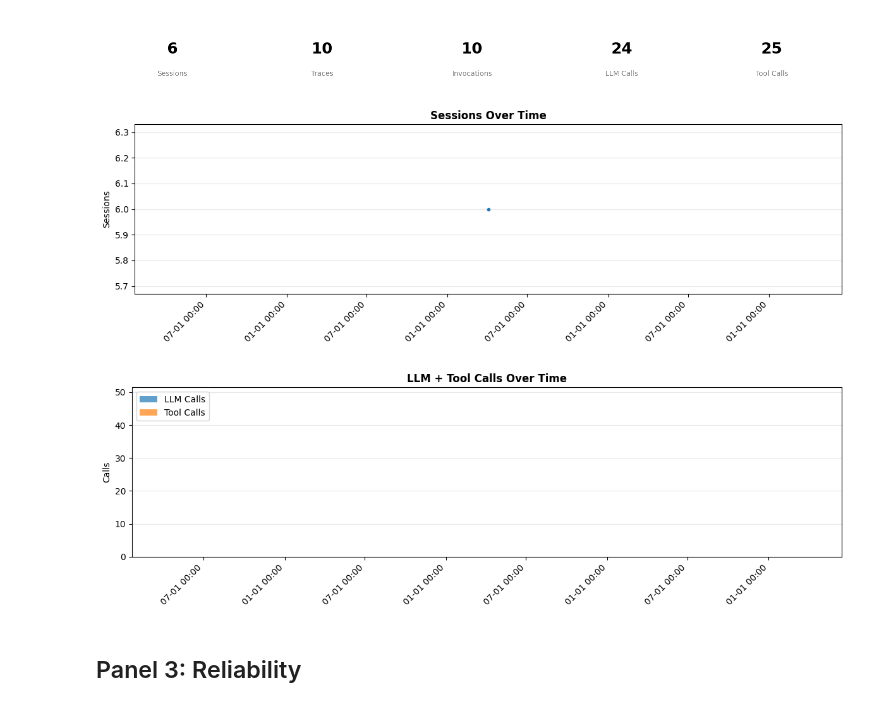
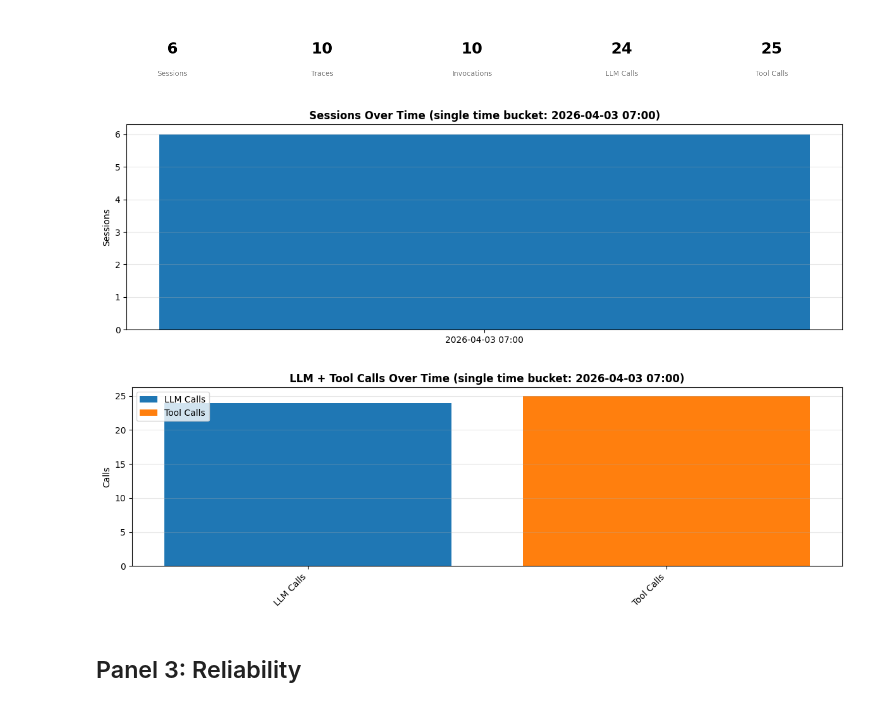
Before and after one commit to caohy1988/BigQuery-Agent-Analytics-SDK, a Jupyter notebook: examples/dashboard_v2.ipynb, the cells around one changed output. Drawn from its saved outputs; the diff is of its cells as text; code cells hidden in the pictures.

```diff
--- a/examples/dashboard_v2.ipynb
+++ b/examples/dashboard_v2.ipynb
@@ -517,19 +557,12 @@ kpi_row(
 # %%
 # Cell 14: Sessions over time
 df = run("""
 SELECT TIMESTAMP_TRUNC(start_ts, HOUR) AS hour, COUNT(*) AS sessions
 FROM session_rollups GROUP BY hour ORDER BY hour
 """)
-if not df.empty:
-    fig, ax = plt.subplots(figsize=(12, 4))
-    ax.plot(df["hour"], df["sessions"], marker="o", markersize=3)
-    fmt_ax(ax, "Sessions Over Time", ylabel="Sessions")
-    plt.tight_layout()
-    plt.show()
-else:
-    print("No session data.")
+time_plot(df, "hour", "sessions", "Sessions Over Time", "Sessions")
 # %% [output]
-[figure, old version]
+[figure, new version]
 # %%
 # Cell 15: LLM + Tool calls over time
 df = run("""
@@ -540,18 +573,11 @@ SELECT
 FROM filtered_events
 GROUP BY hour ORDER BY hour
 """)
-if not df.empty:
-    fig, ax = plt.subplots(figsize=(12, 4))
-    ax.stackplot(df["hour"], df["llm_calls"], df["tool_calls"],
-                 labels=["LLM Calls", "Tool Calls"], alpha=0.7)
-    fmt_ax(ax, "LLM + Tool Calls Over Time", ylabel="Calls")
-    ax.legend(loc="upper left")
-    plt.tight_layout()
-    plt.show()
-else:
-    print("No call data.")
+time_plot(df, "hour", ["llm_calls", "tool_calls"],
+          "LLM + Tool Calls Over Time", "Calls", kind="area",
+          labels=["LLM Calls", "Tool Calls"])
 # %% [output]
-[figure, old version]
+[figure, new version]
 # %% [markdown]
 ## Panel 3: Reliability
 # %%
```
Also changed, not shown: parts of 13 cells of this notebook.
